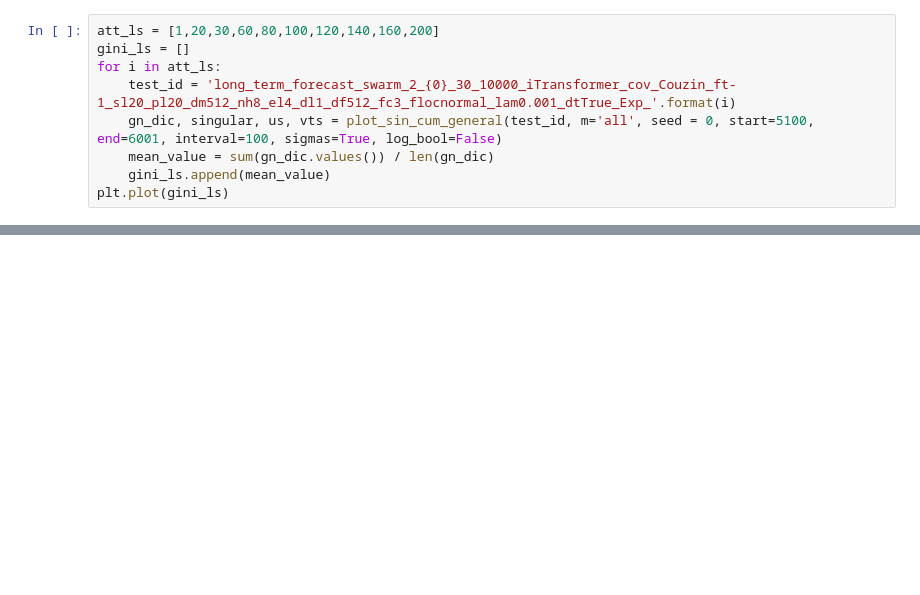
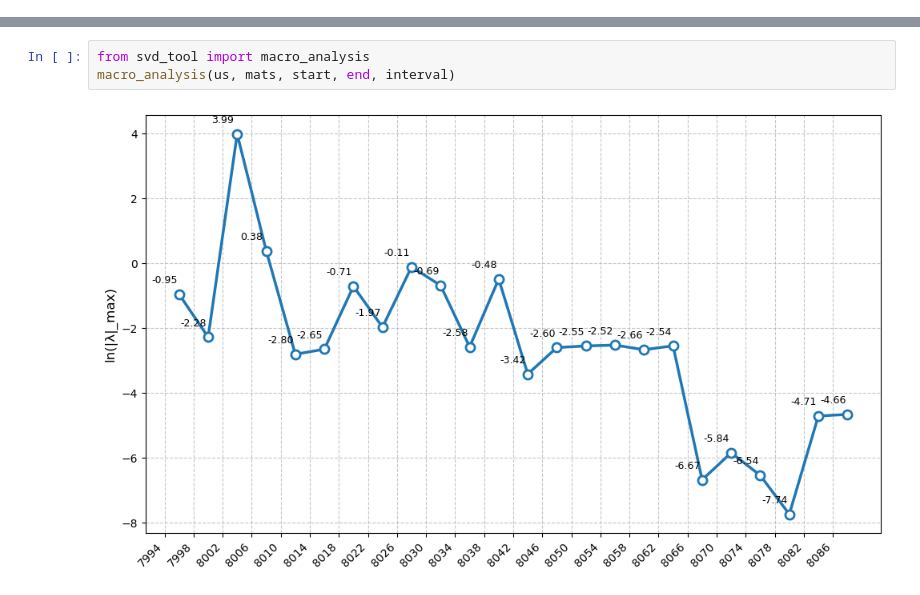
Before and after one commit to Matthew-ymz/Time-series-forecasting-for-causal-emergence, a Jupyter notebook: postprocessing/jacobian_svd_couzin.ipynb, the cells around one changed output, grey strips where cells are left out. Drawn from its saved outputs; the diff is of its cells as text; blank space fills up the shorter version.

```diff
--- a/postprocessing/jacobian_svd_couzin.ipynb
+++ b/postprocessing/jacobian_svd_couzin.ipynb
@@ -59,9 +46,0 @@ import seaborn as sns
-# %%
-att_ls = [1,20,30,60,80,100,120,140,160,200]
-gini_ls = []
-for i in att_ls:
-    test_id = 'long_term_forecast_swarm_2_{0}_30_10000_iTransformer_cov_Couzin_ft-1_sl20_pl20_dm512_nh8_el4_dl1_df512_fc3_flocnormal_lam0.001_dtTrue_Exp_'.format(i)
-    gn_dic, singular, us, vts = plot_sin_cum_general(test_id, m='all', seed = 0, start=5100, end=6001, interval=100, sigmas=True, log_bool=False)
-    mean_value = sum(gn_dic.values()) / len(gn_dic)
-    gini_ls.append(mean_value)
-plt.plot(gini_ls)
@@ -81,0 +47,5 @@ plt.plot(gini_ls)
+# %%
+from svd_tool import macro_analysis
+macro_analysis(us, mats, start, end, interval)
+# %% [output]
+[figure, added]
```
Also changed, not shown: parts of 7 cells of this notebook, 5 other files.
